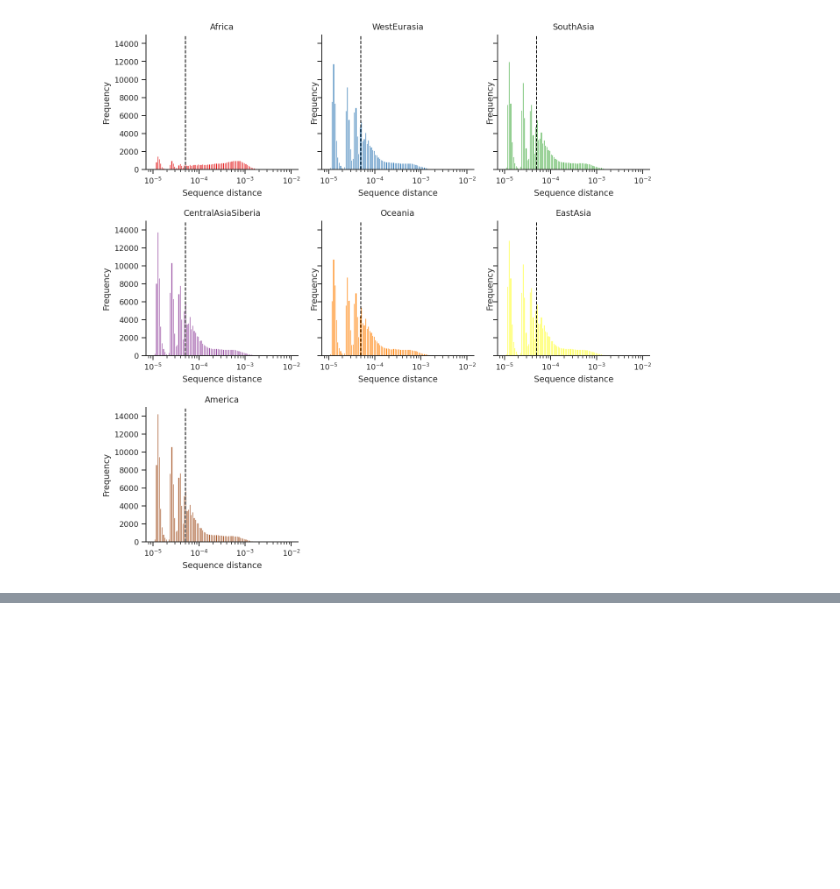
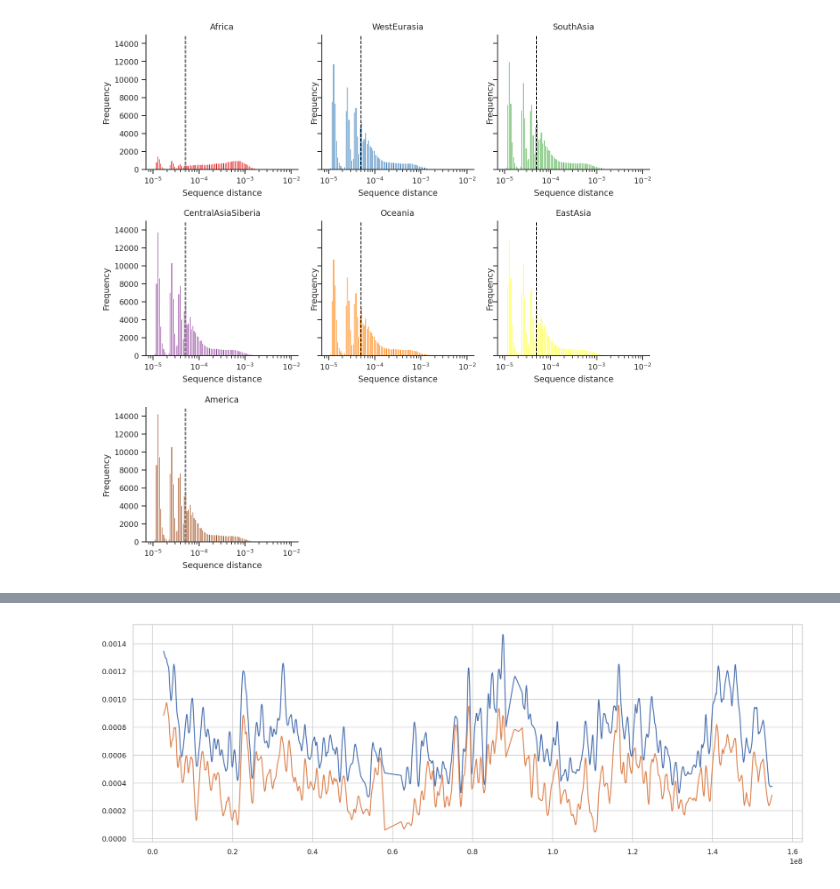
Before and after one commit to kaspermunch/humanXsweeps, a Jupyter notebook: notebooks/nb_09_male_dist_data.ipynb, the cells around one changed output, grey strips where cells are left out. Cells and saved outputs as stored; diff of their text form; code cells hidden in the pictures; blank space fills up the shorter version.

```diff
--- a/notebooks/nb_09_male_dist_data.ipynb
+++ b/notebooks/nb_09_male_dist_data.ipynb
@@ -477,0 +545,6 @@ with sns.plotting_context('paper'):
+# %%
+plt.figure(figsize=(15, 5))
+plt.plot(_df.pos, _df.afr_dist);
+plt.plot(_df.pos, _df.nonafr_dist);
+# %% [output]
+[figure, added]
```
Also changed, not shown: parts of 18 cells of this notebook, 14 other files.
